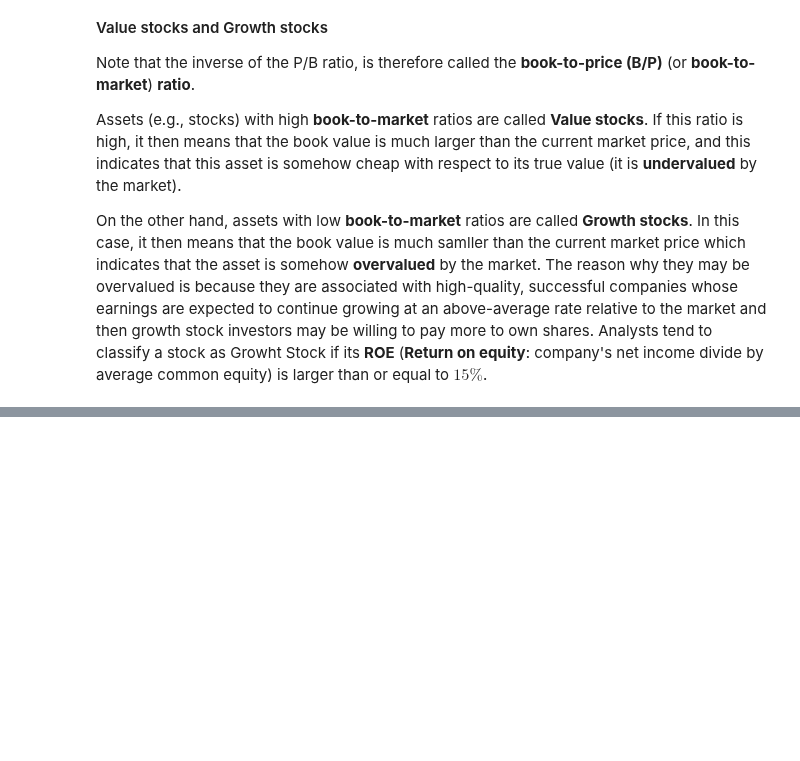
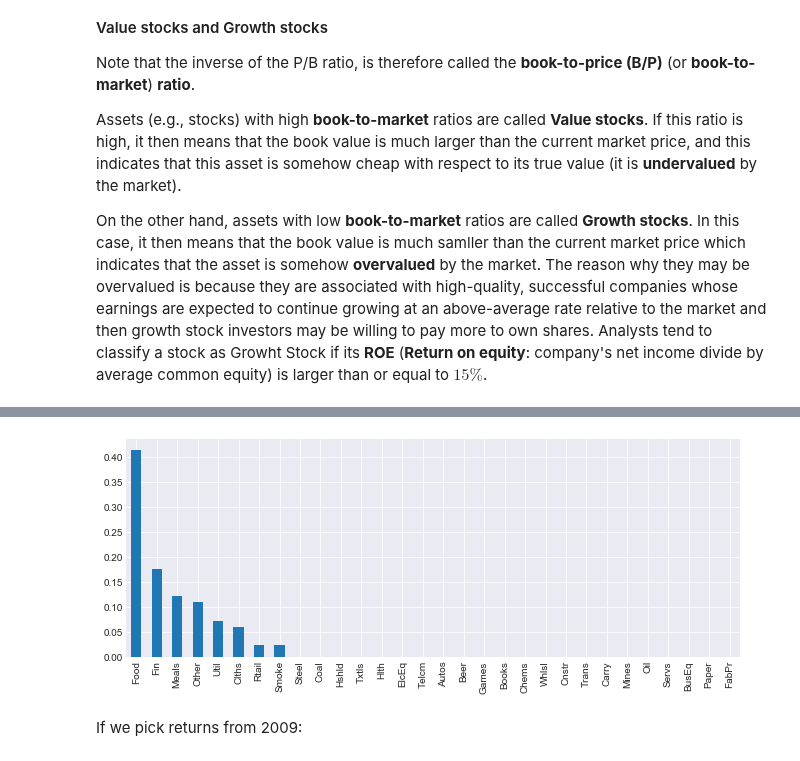
Before and after one commit to z4ir3/finance-courses, a Jupyter notebook: course_2_advanced_portfolio_construction_and_analysis_with_python/week-1.ipynb, the cells around one changed output, grey strips where cells are left out. Drawn from its saved outputs; the diff is of its cells as text; code cells hidden in the pictures; blank space fills up the shorter version.

```diff
--- a/course_2_advanced_portfolio_construction_and_analysis_with_python/week-1.ipynb
+++ b/course_2_advanced_portfolio_construction_and_analysis_with_python/week-1.ipynb
@@ -127,0 +391,11 @@ performing firms, lagged one month.
+# %%
+brka_rets = erk.get_brka_rets(monthly=True)["2000":]
+# %%
+weights = erk.style_analysis(brka_rets, ind_rets["2000":])
+# %%
+weights.sort_values(ascending=False).plot.bar(grid=True, figsize=(11,4))
+plt.show()
+# %% [output]
+[figure, added]
+# %% [markdown]
+If we pick returns from 2009:
```
Also changed, not shown: parts of 47 cells of this notebook.
